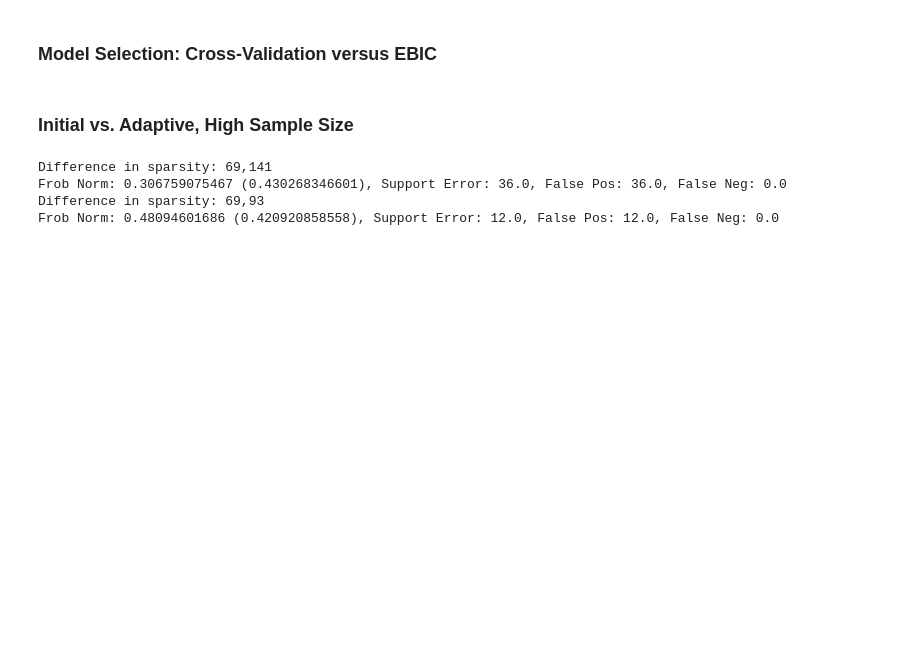
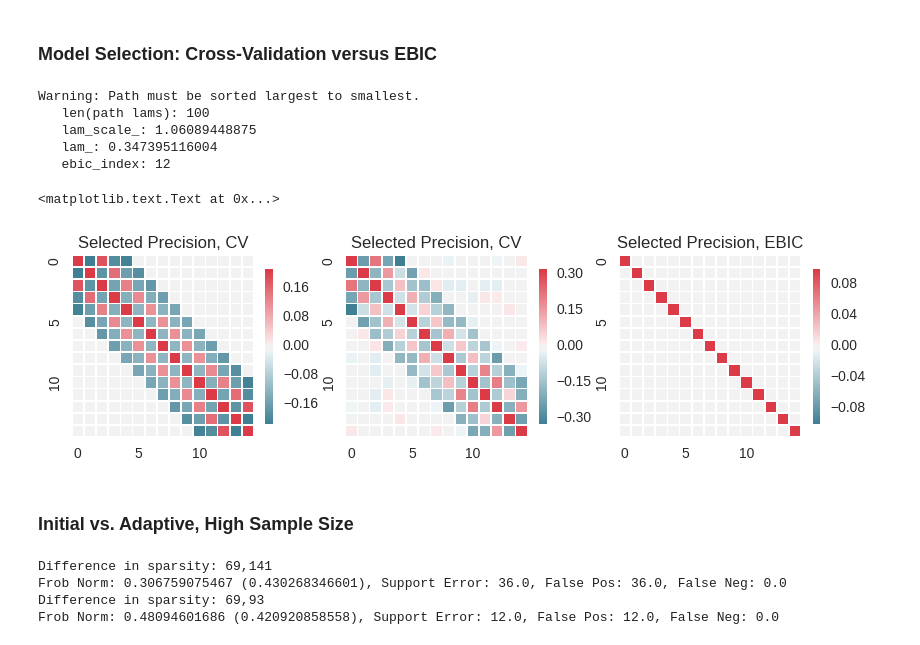
Before and after one commit to skggm/skggm, a Jupyter notebook: examples/Banded Network Simulation.ipynb, the cells around one changed output. Saved outputs shown, nothing was run; the diff lists cells and outputs as text; code cells hidden in the pictures; blank space fills up the shorter version.

Commit message:
model selection, model averaging complete

```diff
--- a/examples/Banded Network Simulation.ipynb
+++ b/examples/Banded Network Simulation.ipynb
@@ -124,5 +142,66 @@ ax8.set_title('Sample Precision Matrix, n/p=10')
 # %% [markdown]
 ### Model Selection: Cross-Validation versus EBIC
+# %%
+
+metric='log_likelihood';
+print 'QuicGraphLassoCV with:'
+print '   metric: {}'.format(metric)
+model = QuicGraphLassoCV(
+        cv=2, # cant deal w more folds at small size
+        n_refinements=6,
+        n_jobs=1,
+        init_method='cov',
+        score_metric=metric)
+model.fit(X)
+cv_precision_ = model.precision_
+print '   len(cv_lams): {}'.format(len(model.cv_lams_))
+print '   lam_scale_: {}'.format(model.lam_scale_)
+print '   lam_: {}'.format(model.lam_)
+# %%
+# EBIC
+gamma = 0 # gamma = 0 (BIC), gamma=1 (Greater Sparsity)
+model = QuicGraphLasso(
+    lam=1.0,
+    mode='path',
+    init_method='cov',
+    path=np.logspace(np.log10(0.0001), np.log10(1.0), num=100, endpoint=True))
+model.fit(X)
+ebic_index = model.ebic_select(gamma=gamma)
+ebic_covariance_ = model.covariance_[ebic_index]
+ebic_precision_ = model.precision_[ebic_index]
+lam_ = model.lam_at_index(ebic_index)
+print '   len(path lams): {}'.format(len(model.path_))
+print '   lam_scale_: {}'.format(model.lam_scale_)
+print '   lam_: {}'.format(lam_)
+print '   ebic_index: {}'.format(ebic_index)
+
+f, (ax1,ax2,ax3) = plt.subplots(1,3,figsize=(10,4));
+
+prec_vmax = np.max(np.triu(adjacency,1))
+sns.heatmap(adjacency,cmap=cmap, vmax=prec_vmax,
+            square=True, xticklabels=5, yticklabels=5,
+            linewidths=.5, cbar_kws={"shrink": .5},ax=ax1)
+ax1.set_title('Selected Precision, CV')
+
+prec_vmax = np.max(np.triu(cv_precision_,1))
+sns.heatmap(cv_precision_,cmap=cmap, vmax=prec_vmax,
+            square=True, xticklabels=5, yticklabels=5,
+            linewidths=.5, cbar_kws={"shrink": .5},ax=ax2)
+ax2.set_title('Selected Precision, CV')
+
+prec_vmax = np.max(np.triu(ebic_precision_,1))
+sns.heatmap(ebic_precision_,cmap=cmap, vmax=prec_vmax,
+            square=True, xticklabels=5, yticklabels=5,
+            linewidths=.5, cbar_kws={"shrink": .5},ax=ax3)
+ax3.set_title('Selected Precision, EBIC')
+# %% [output]
+Warning: Path must be sorted largest to smallest.
+   len(path lams): 100
+   lam_scale_: 1.06089448875
+   lam_: 0.347395116004
+   ebic_index: 12
+<matplotlib.text.Text at 0x...>
+[figure, added]
 # %% [markdown]
 ### Initial vs. Adaptive, High Sample Size
 # %%
```
Also changed, not shown: parts of 11 cells of this notebook.
